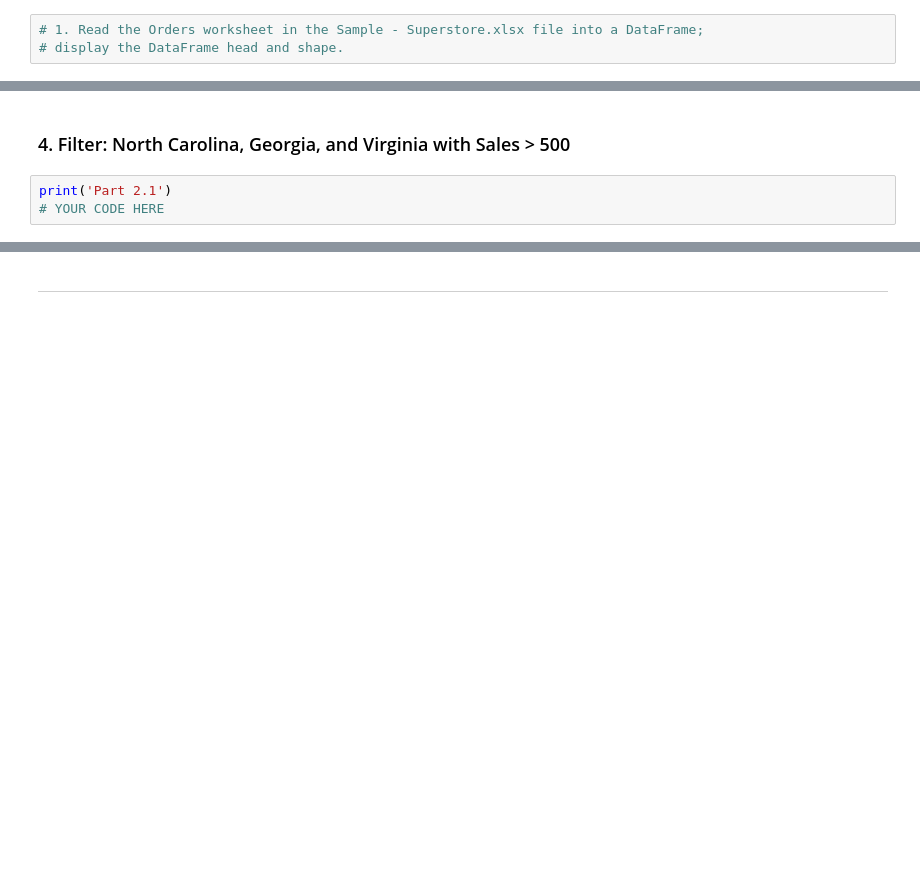
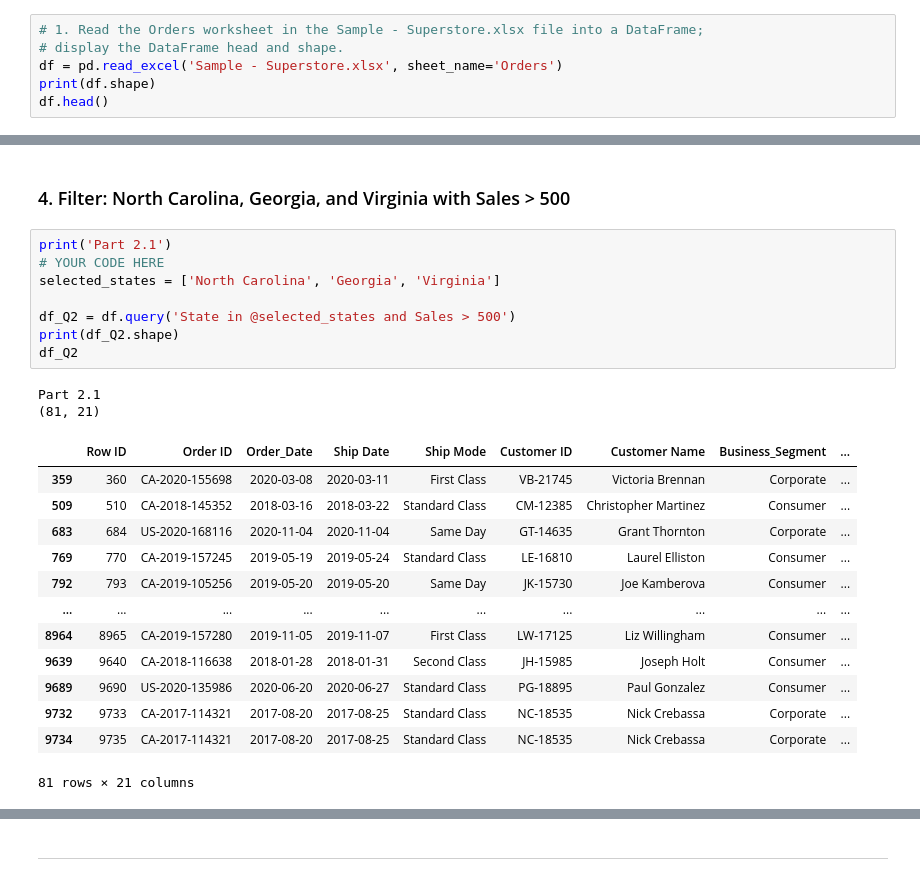
Before and after one commit to brownieboi3128/CIS_340, a Jupyter notebook: 3/3.4/exercise/Ex3.4_Filtering.ipynb, the cells around one changed output, grey strips where cells are left out. Drawn from its saved outputs; the diff is of its cells as text; blank space fills up the shorter version.

```diff
--- a/3/3.4/exercise/Ex3.4_Filtering.ipynb
+++ b/3/3.4/exercise/Ex3.4_Filtering.ipynb
@@ -30,3 +82,6 @@ import pandas as pd
 # %%
 # 1. Read the Orders worksheet in the Sample - Superstore.xlsx file into a DataFrame;
 # display the DataFrame head and shape.
+df = pd.read_excel('Sample - Superstore.xlsx', sheet_name='Orders')
+print(df.shape)
+df.head()
@@ -37,8 +133,29 @@ import pandas as pd
 # %% [markdown]
 ### 4. Filter: North Carolina, Georgia, and Virginia with Sales > 500
-# %%
-print('Part 2.1')
-# YOUR CODE HERE
+# %%
+print('Part 2.1')
+# YOUR CODE HERE
+selected_states = ['North Carolina', 'Georgia', 'Virginia']
+
+df_Q2 = df.query('State in @selected_states and Sales > 500')
+print(df_Q2.shape)
+df_Q2
+# %% [output]
+Part 2.1
+(81, 21)
+|  | Row ID | Order ID | Order_Date | Ship Date | Ship Mode | Customer ID | Customer Name | Business_Segment | ... |
+| 359 | 360 | CA-2020-155698 | 2020-03-08 | 2020-03-11 | First Class | VB-21745 | Victoria Brennan | Corporate | ... |
+| 509 | 510 | CA-2018-145352 | 2018-03-16 | 2018-03-22 | Standard Class | CM-12385 | Christopher Martinez | Consumer | ... |
+| 683 | 684 | US-2020-168116 | 2020-11-04 | 2020-11-04 | Same Day | GT-14635 | Grant Thornton | Corporate | ... |
+| 769 | 770 | CA-2019-157245 | 2019-05-19 | 2019-05-24 | Standard Class | LE-16810 | Laurel Elliston | Consumer | ... |
+| 792 | 793 | CA-2019-105256 | 2019-05-20 | 2019-05-20 | Same Day | JK-15730 | Joe Kamberova | Consumer | ... |
+| ... | ... | ... | ... | ... | ... | ... | ... | ... | ... |
+| 8964 | 8965 | CA-2019-157280 | 2019-11-05 | 2019-11-07 | First Class | LW-17125 | Liz Willingham | Consumer | ... |
+| 9639 | 9640 | CA-2018-116638 | 2018-01-28 | 2018-01-31 | Second Class | JH-15985 | Joseph Holt | Consumer | ... |
+| 9689 | 9690 | US-2020-135986 | 2020-06-20 | 2020-06-27 | Standard Class | PG-18895 | Paul Gonzalez | Consumer | ... |
+| 9732 | 9733 | CA-2017-114321 | 2017-08-20 | 2017-08-25 | Standard Class | NC-18535 | Nick Crebassa | Corporate | ... |
+| 9734 | 9735 | CA-2017-114321 | 2017-08-20 | 2017-08-25 | Standard Class | NC-18535 | Nick Crebassa | Corporate | ... |
+81 rows × 21 columns
 # %%
 # 5. Use unique() to demonstrate that your State and Sales Filtering is correct
 print("3.1 Part 2 Filtering Check:    ")
```
Also changed, not shown: parts of 17 cells of this notebook.
